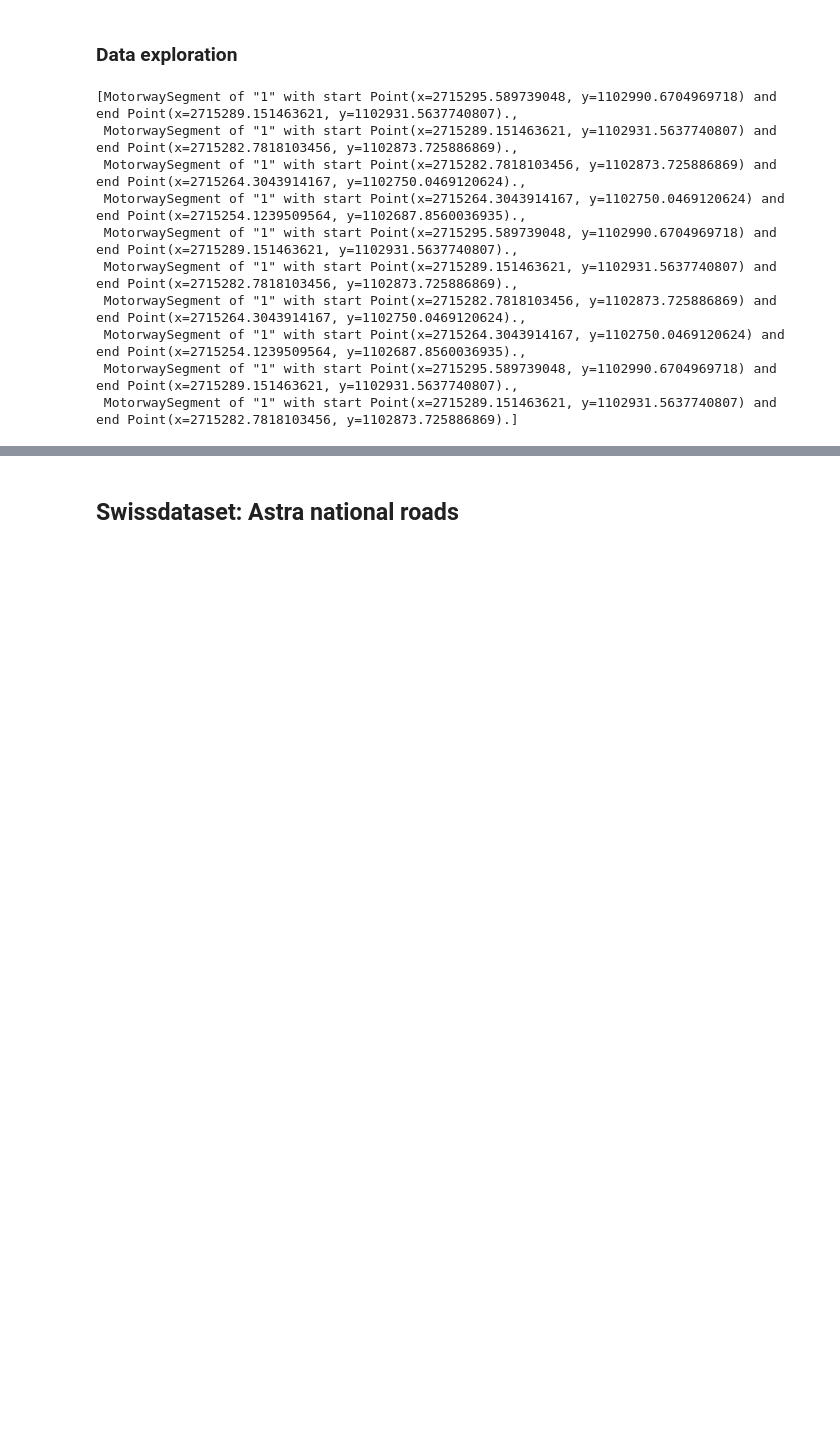
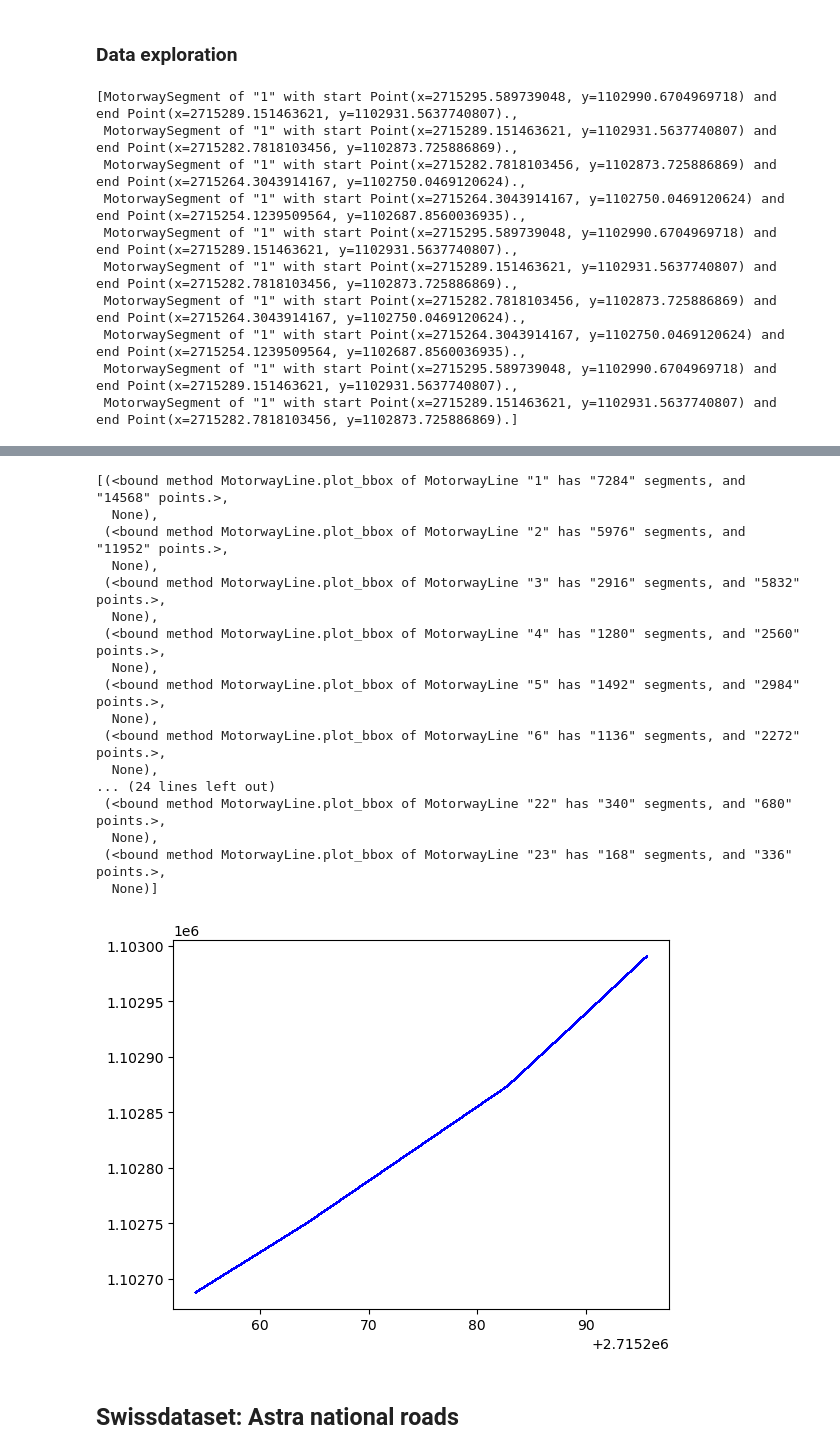
Before and after one commit to chrisvanklutter/GEO877_Spatial_Algorithms_Haklay, a Jupyter notebook: data_Preprocessing.ipynb, the cells around one changed output, grey strips where cells are left out. Cells and saved outputs as stored; diff of their text form; code cells hidden in the pictures; blank space fills up the shorter version.

```diff
--- a/data_Preprocessing.ipynb
+++ b/data_Preprocessing.ipynb
@@ -139,7 +139,7 @@ class MotorwayLine():
             # We need this method so that the class will behave sensibly in sets and dictionaries
 
     def __hash__(self):
-        return hash((self.points_x, self.points_y))
+        return hash((self.segments, self.points_x, self.points_y))
 
     def removeDuplicates(self):
         oldn = len(self.points)
@@ -338,5 +337,26 @@ The old line had 14568 points, now we only have 5.
 Bounding box with lower-left Point(x=2715254.1239509564, y=1102687.8560036935) and upper-right Point(x=2715295.589739048, y=1102990.6704969718)
 [figure]
+# %%
+[(line.plot_bbox(), line.plot_seg()) for line in motorway_osm_lines]
+# %% [output]
+[(<bound method MotorwayLine.plot_bbox of MotorwayLine "1" has "7284" segments, and "14568" points.>,
+  None),
+ (<bound method MotorwayLine.plot_bbox of MotorwayLine "2" has "5976" segments, and "11952" points.>,
+  None),
+ (<bound method MotorwayLine.plot_bbox of MotorwayLine "3" has "2916" segments, and "5832" points.>,
+  None),
+ (<bound method MotorwayLine.plot_bbox of MotorwayLine "4" has "1280" segments, and "2560" points.>,
+  None),
+ (<bound method MotorwayLine.plot_bbox of MotorwayLine "5" has "1492" segments, and "2984" points.>,
+  None),
+ (<bound method MotorwayLine.plot_bbox of MotorwayLine "6" has "1136" segments, and "2272" points.>,
+  None),
+... (24 lines left out)
+ (<bound method MotorwayLine.plot_bbox of MotorwayLine "22" has "340" segments, and "680" points.>,
+  None),
+ (<bound method MotorwayLine.plot_bbox of MotorwayLine "23" has "168" segments, and "336" points.>,
+  None)]
+[figure, added]
 # %% [markdown]
 ## Swissdataset: Astra national roads
 # %% [markdown]
```
Also changed, not shown: parts of 2 cells of this notebook, 1 other file.
